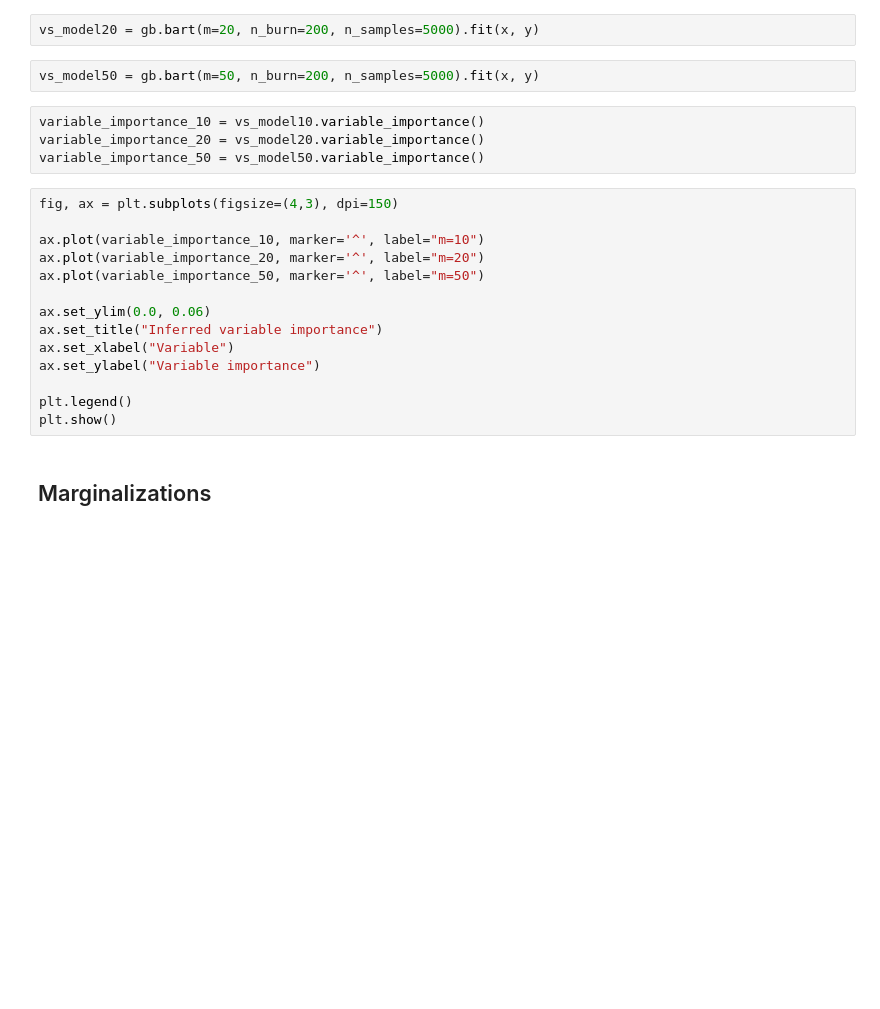
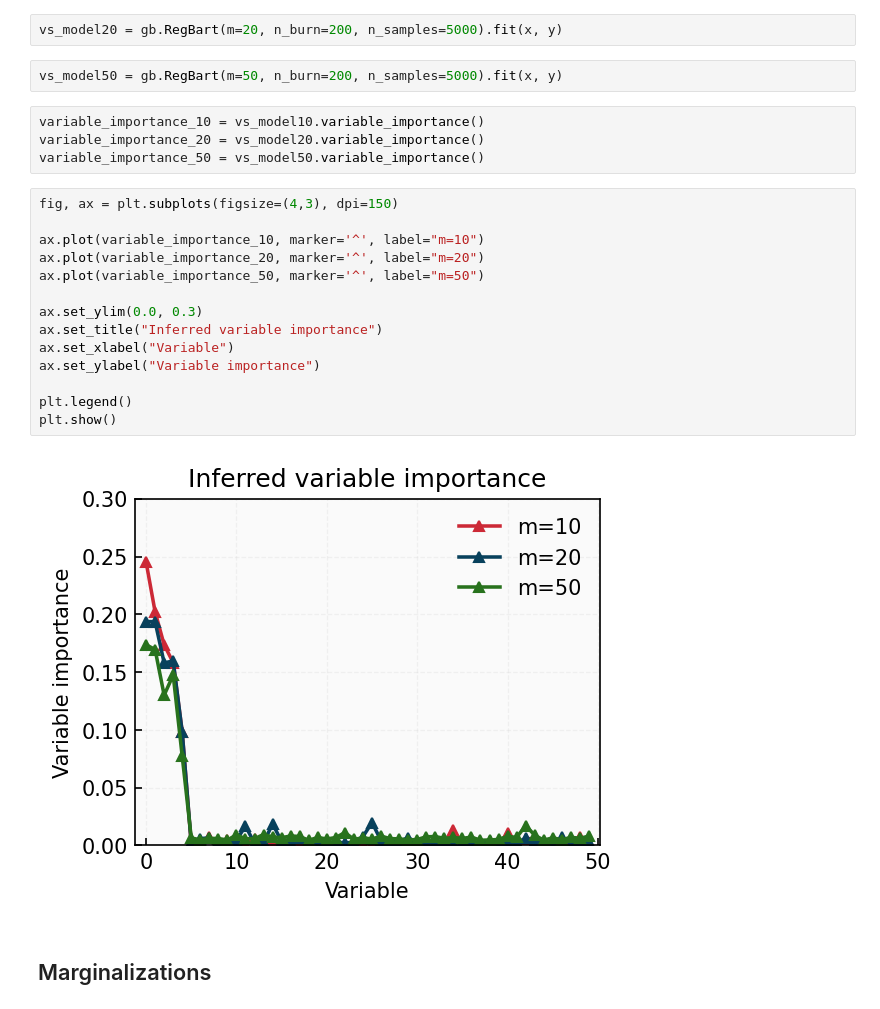
Before and after one commit to PetarMatejcic/GenBART, a Jupyter notebook: notebooks/basic_regression_example.ipynb, the cells around one changed output. Cells and saved outputs as stored; diff of their text form; blank space fills up the shorter version.

```diff
--- a/notebooks/basic_regression_example.ipynb
+++ b/notebooks/basic_regression_example.ipynb
@@ -148,9 +145,9 @@ y = true_y + 0.5*np.random.randn(n_samples)
 
 vs_model10 = gb.RegBart(m=10, n_burn=200, n_samples=5000).fit(x, y)
 # %%
-vs_model20 = gb.bart(m=20, n_burn=200, n_samples=5000).fit(x, y)
+vs_model20 = gb.RegBart(m=20, n_burn=200, n_samples=5000).fit(x, y)
 # %%
-vs_model50 = gb.bart(m=50, n_burn=200, n_samples=5000).fit(x, y)
+vs_model50 = gb.RegBart(m=50, n_burn=200, n_samples=5000).fit(x, y)
 # %%
 variable_importance_10 = vs_model10.variable_importance()
 variable_importance_20 = vs_model20.variable_importance()
@@ -158,17 +155,19 @@ variable_importance_50 = vs_model50.variable_importance()
 # %%
 fig, ax = plt.subplots(figsize=(4,3), dpi=150)
 
 ax.plot(variable_importance_10, marker='^', label="m=10")
 ax.plot(variable_importance_20, marker='^', label="m=20")
 ax.plot(variable_importance_50, marker='^', label="m=50")
 
-ax.set_ylim(0.0, 0.06)
+ax.set_ylim(0.0, 0.3)
 ax.set_title("Inferred variable importance")
 ax.set_xlabel("Variable")
 ax.set_ylabel("Variable importance")
 
 plt.legend()
 plt.show()
+# %% [output]
+[figure, added]
 # %% [markdown]
 ## Marginalizations
 # %%
```
Also changed, not shown: parts of 7 cells of this notebook, 1 other file.
